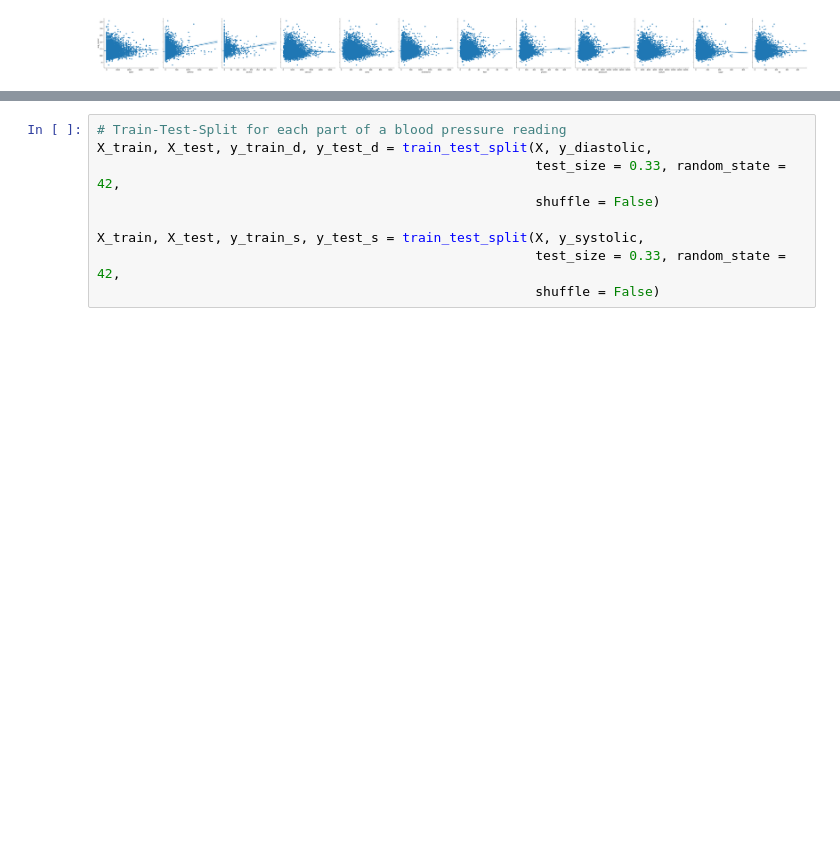
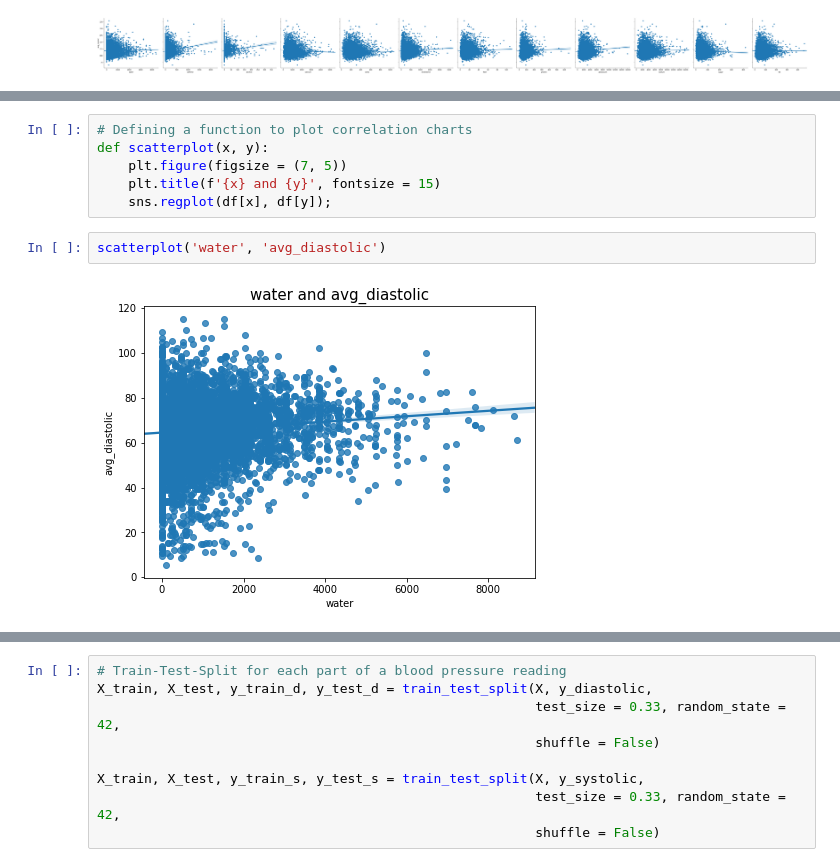
Before and after one commit to kellywu218/Capstone, a Jupyter notebook: blood_pressure_and_diet.ipynb, the cells around one changed output, grey strips where cells are left out. Drawn from its saved outputs; the diff is of its cells as text; blank space fills up the shorter version.

```diff
--- a/blood_pressure_and_diet.ipynb
+++ b/blood_pressure_and_diet.ipynb
@@ -709,0 +769,10 @@ pairplots(df, 'avg_systolic');
+# %%
+# Defining a function to plot correlation charts
+def scatterplot(x, y):
+    plt.figure(figsize = (7, 5))
+    plt.title(f'{x} and {y}', fontsize = 15)
+    sns.regplot(df[x], df[y]);
+# %%
+scatterplot('water', 'avg_diastolic')
+# %% [output]
+[figure, added]
```
Also changed, not shown: parts of 181 cells of this notebook, 1 other file.
